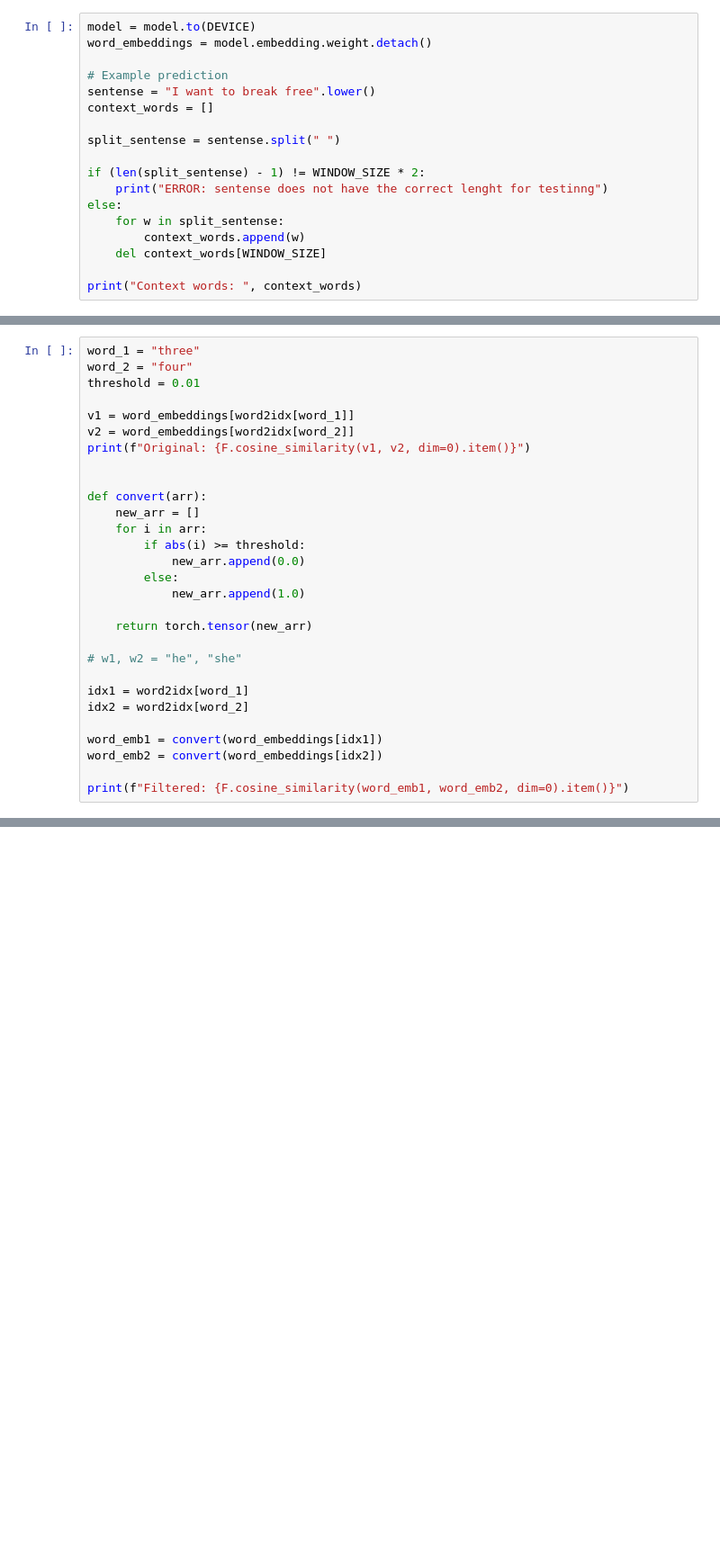
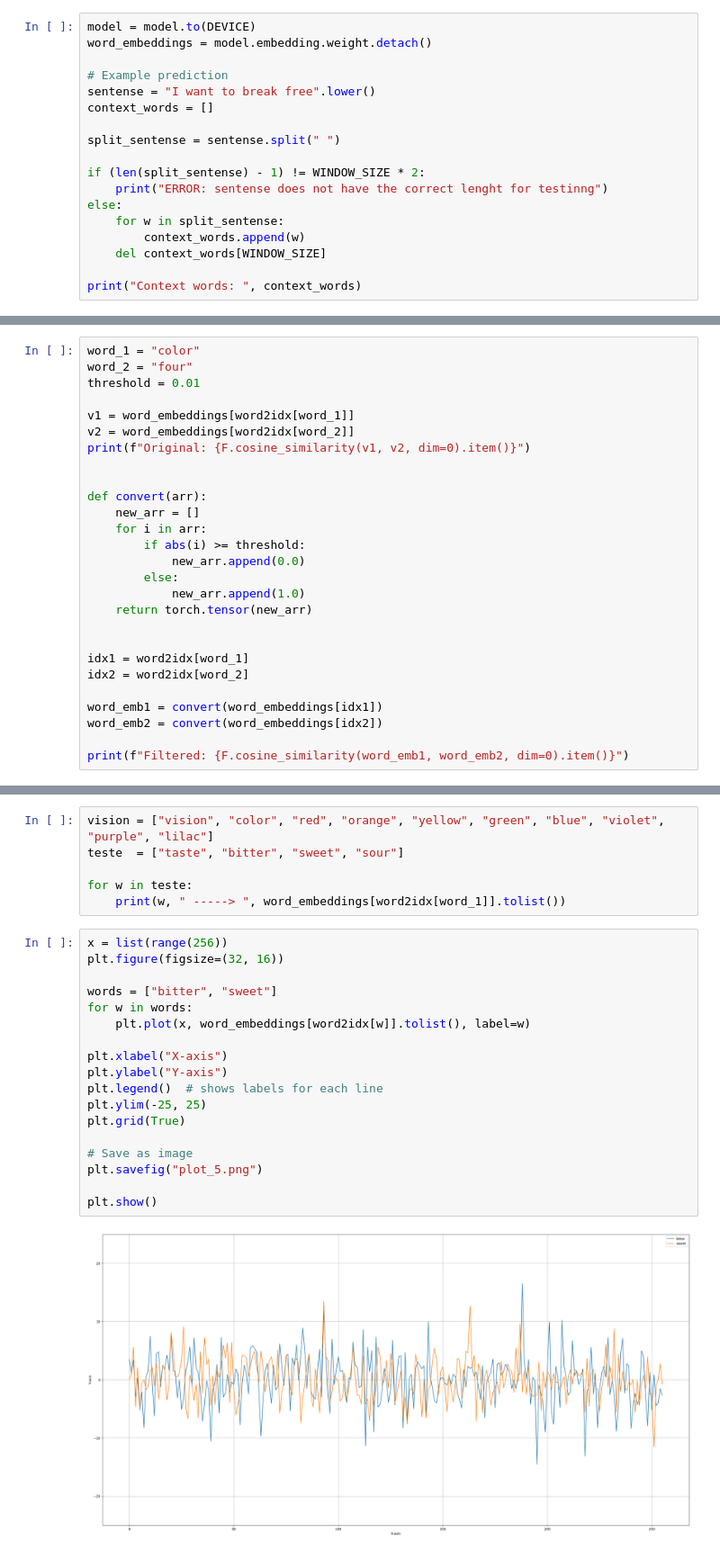
Before and after one commit to dmytropakki1995/Image_Processing, a Jupyter notebook: cbow_pytorch/cbow.ipynb, the cells around one changed output, grey strips where cells are left out. Shown at 90% size. Saved outputs shown, nothing was run; the diff lists cells and outputs as text; blank space fills up the shorter version.

Commit message:
add graphs

```diff
--- a/cbow_pytorch/cbow.ipynb
+++ b/cbow_pytorch/cbow.ipynb
@@ -184,5 +211,5 @@ print(result)
 # %%
-word_1 = "three"
+word_1 = "color"
 word_2 = "four"
 threshold = 0.01
 
@@ -198,10 +225,8 @@ def convert(arr):
             new_arr.append(0.0)
         else:
             new_arr.append(1.0)
-
     return torch.tensor(new_arr)
 
-# w1, w2 = "he", "she"
 
 idx1 = word2idx[word_1]
 idx2 = word2idx[word_2]
@@ -227 +255,27 @@ print(f"Number of 1 position for {word_2}: {w2_pos}")
 print(f"Number of coincides: {coincides}")
+# %%
+vision = ["vision", "color", "red", "orange", "yellow", "green", "blue", "violet", "purple", "lilac"]
+teste  = ["taste", "bitter", "sweet", "sour"]
+
+for w in teste:
+    print(w, " -----> ", word_embeddings[word2idx[word_1]].tolist())
+# %%
+x = list(range(256))
+plt.figure(figsize=(32, 16))
+
+words = ["bitter", "sweet"]
+for w in words:
+    plt.plot(x, word_embeddings[word2idx[w]].tolist(), label=w)
+
+plt.xlabel("X-axis")
+plt.ylabel("Y-axis")
+plt.legend()  # shows labels for each line
+plt.ylim(-25, 25)
+plt.grid(True)
+
+# Save as image
+plt.savefig("plot_5.png")
+
+plt.show()
+# %% [output]
+[figure, added]
```
Also changed, not shown: parts of 7 cells of this notebook.
